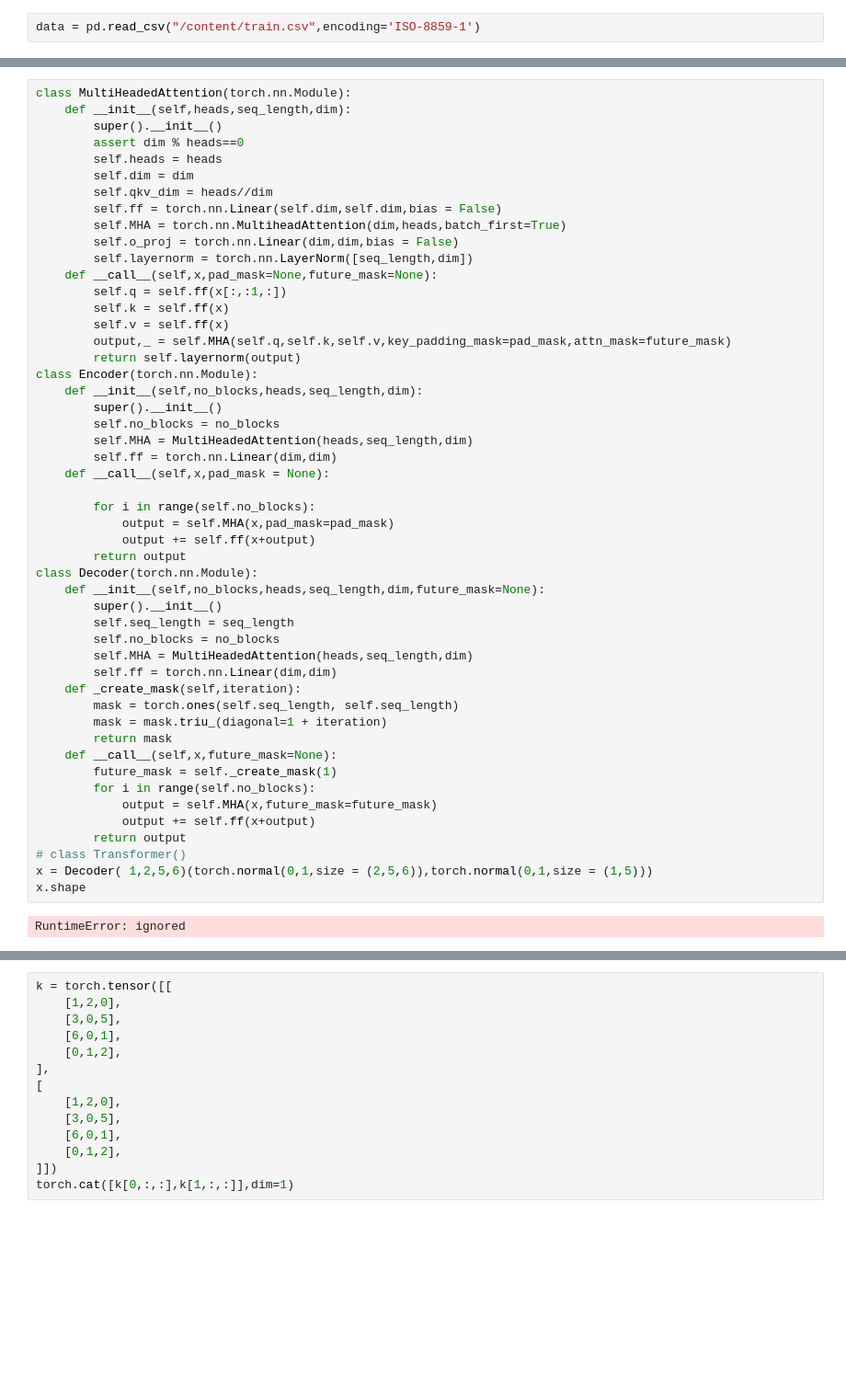
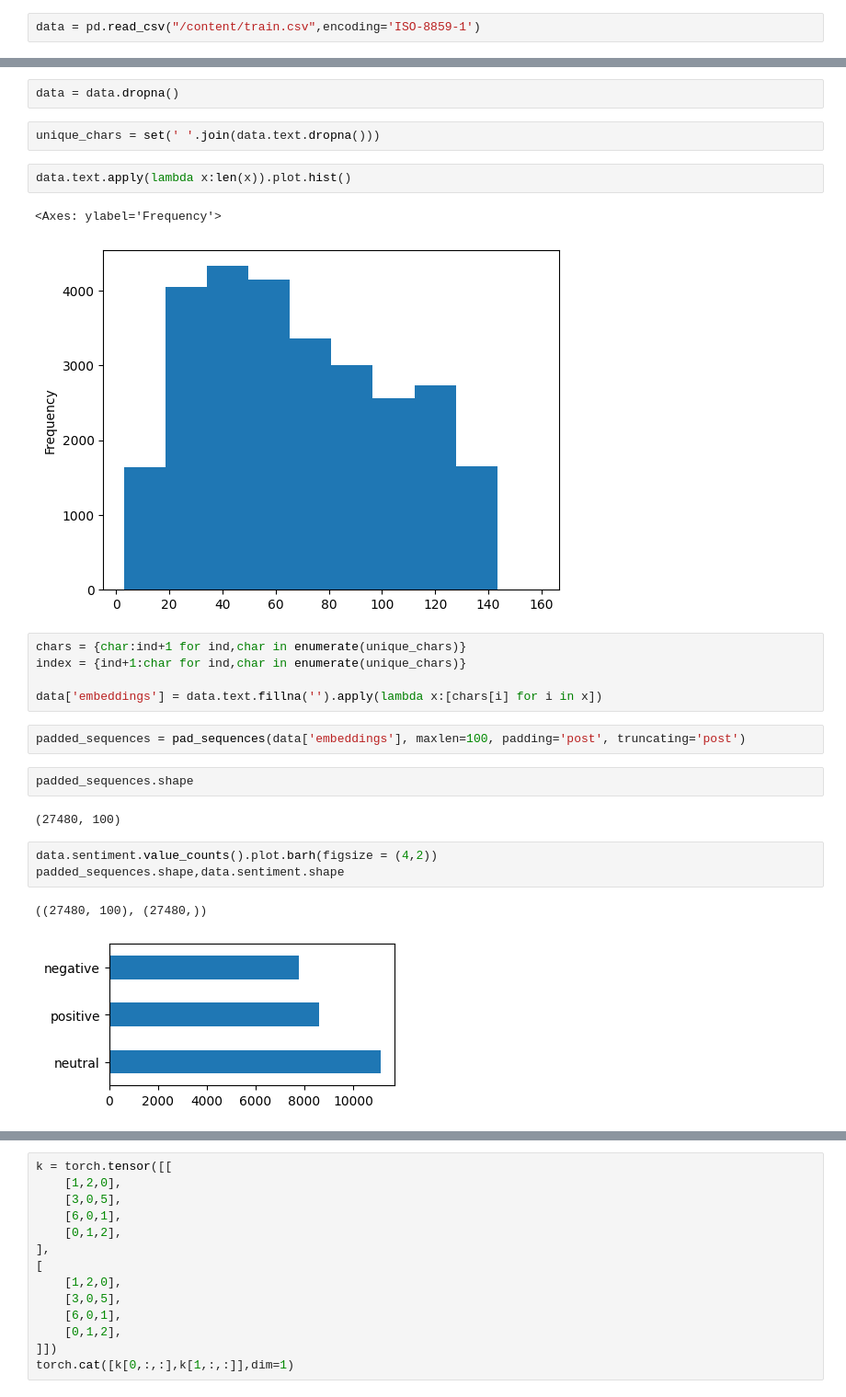
Before and after one commit to mskbasha/Sentiment_analyis, a Jupyter notebook: sentiment_analysis.ipynb, the cells around one changed output, grey strips where cells are left out. Shown: that part at 92% size. Drawn from its saved outputs; the diff is of its cells as text; blank space fills up the shorter version.

```diff
--- a/sentiment_analysis.ipynb
+++ b/sentiment_analysis.ipynb
@@ -24,55 +56,29 @@ data.head(4)
 | 1 | 549e992a42 | Sooo SAD I will miss you here in ... | Sooo SAD | negative | noon | 21-30 | Albania | 2877797 | ... |
 | 2 | 088c60f138 | my boss is bullying me... | bullying me | negative | night | 31-45 | Algeria | 43851044 | ... |
 | 3 | 9642c003ef | what interview! leave me alone | leave me alone | negative | morning | 46-60 | Andorra | 77265 | ... |
-# %%
-class MultiHeadedAttention(torch.nn.Module):
-    def __init__(self,heads,seq_length,dim):
-        super().__init__()
-        assert dim % heads==0
-        self.heads = heads
-        self.dim = dim
-        self.qkv_dim = heads//dim
-        self.ff = torch.nn.Linear(self.dim,self.dim,bias = False)
-        self.MHA = torch.nn.MultiheadAttention(dim,heads,batch_first=True)
-        self.o_proj = torch.nn.Linear(dim,dim,bias = False)
-        self.layernorm = torch.nn.LayerNorm([seq_length,dim])
-    def __call__(self,x,pad_mask=None,future_mask=None):
-        self.q = self.ff(x[:,:1,:])
-        self.k = self.ff(x)
-        self.v = self.ff(x)
-        output,_ = self.MHA(self.q,self.k,self.v,key_padding_mask=pad_mask,attn_mask=future_mask)
-        return self.layernorm(output)
-class Encoder(torch.nn.Module):
-    def __init__(self,no_blocks,heads,seq_length,dim):
-        super().__init__()
-        self.no_blocks = no_blocks
-        self.MHA = MultiHeadedAttention(heads,seq_length,dim)
-        self.ff = torch.nn.Linear(dim,dim)
-    def __call__(self,x,pad_mask = None):
-
-        for i in range(self.no_blocks):
-            output = self.MHA(x,pad_mask=pad_mask)
-            output += self.ff(x+output)
-        return output
-class Decoder(torch.nn.Module):
-    def __init__(self,no_blocks,heads,seq_length,dim,future_mask=None):
-        super().__init__()
-        self.seq_length = seq_length
-        self.no_blocks = no_blocks
-        self.MHA = MultiHeadedAttention(heads,seq_length,dim)
-        self.ff = torch.nn.Linear(dim,dim)
-    def _create_mask(self,iteration):
-        mask = torch.ones(self.seq_length, self.seq_length)
-        mask = mask.triu_(diagonal=1 + iteration)
-        return mask
-    def __call__(self,x,future_mask=None):
-        future_mask = self._create_mask(1)
-        for i in range(self.no_blocks):
-            output = self.MHA(x,future_mask=future_mask)
-            output += self.ff(x+output)
-        return output
-# class Transformer()
-x = Decoder( 1,2,5,6)(torch.normal(0,1,size = (2,5,6)),torch.normal(0,1,size = (1,5)))
-x.shape
-# %% [output]
-RuntimeError: ignored
+# %%
+data = data.dropna()
+# %%
+unique_chars = set(' '.join(data.text.dropna()))
+# %%
+data.text.apply(lambda x:len(x)).plot.hist()
+# %% [output]
+<Axes: ylabel='Frequency'>
+[figure, added]
+# %%
+chars = {char:ind+1 for ind,char in enumerate(unique_chars)}
+index = {ind+1:char for ind,char in enumerate(unique_chars)}
+
+data['embeddings'] = data.text.fillna('').apply(lambda x:[chars[i] for i in x])
+# %%
+padded_sequences = pad_sequences(data['embeddings'], maxlen=100, padding='post', truncating='post')
+# %%
+padded_sequences.shape
+# %% [output]
+(27480, 100)
+# %%
+data.sentiment.value_counts().plot.barh(figsize = (4,2))
+padded_sequences.shape,data.sentiment.shape
+# %% [output]
+((27480, 100), (27480,))
+[figure, added]
```
Also changed, not shown: parts of 29 cells of this notebook.
